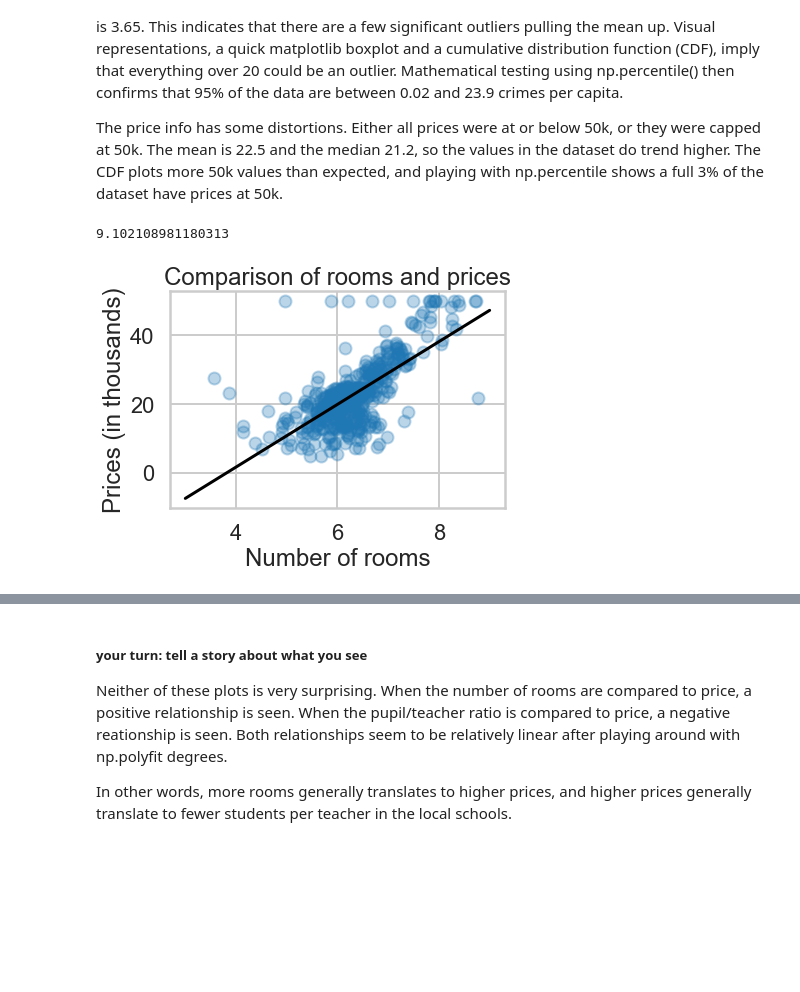
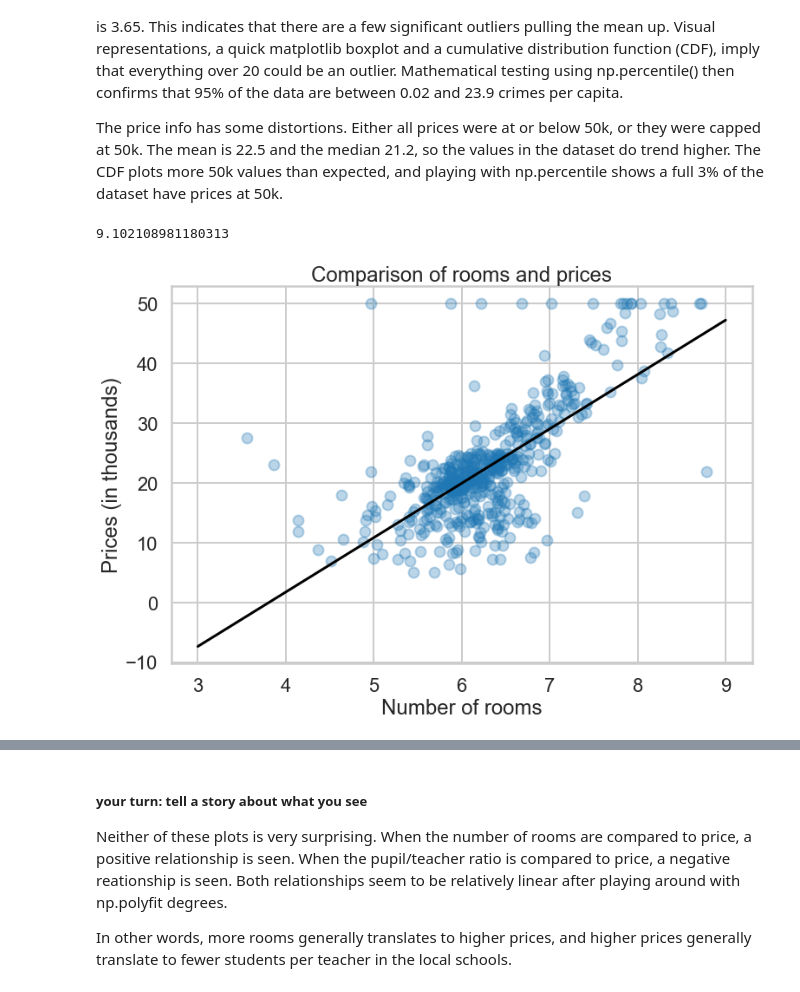
Before and after one commit to SlothDream/SB_MiniProjects, a Jupyter notebook: linear_regression/Mini_Project_Linear_Regression.ipynb, the cells around one changed output, grey strips where cells are left out. Saved outputs shown, nothing was run; the diff lists cells and outputs as text; code cells hidden in the pictures; blank space fills up the shorter version.

```diff
--- a/linear_regression/Mini_Project_Linear_Regression.ipynb
+++ b/linear_regression/Mini_Project_Linear_Regression.ipynb
@@ -345,19 +348,20 @@ From bos.describe(), the mean crime rate is 3.59, but the median is 0.26 and the
 The price info has some distortions.  Either all prices were at or below 50k, or they were capped at 50k.  The mean is 22.5 and the median 21.2, so the values in the dataset do trend higher.  The CDF plots more 50k values than expected, and playing with np.percentile shows a full 3% of the dataset have prices at 50k.
 # %%
 # your turn: scatter plot between *RM* and *PRICE*
+_, ax = plt.subplots(figsize=(12,8))
 _ = plt.scatter(bos.RM, bos.PRICE, alpha=.3)
 _ = plt.xlabel('Number of rooms')
 _ = plt.ylabel('Prices (in thousands)')
 _ = plt.title('Comparison of rooms and prices')
 
 a, b = np.polyfit(bos.RM, bos.PRICE, 1)
 x = np.array([3, 9])
 y = a*x + b
 
 _ = plt.plot(x, y, color='black')
 a
 # %% [output]
 9.102108981180313
-[figure, old version]
+[figure, new version]
 # %%
 # your turn: scatter plot between *PTRATIO* and *PRICE*
```
Also changed, not shown: parts of 33 cells of this notebook.
